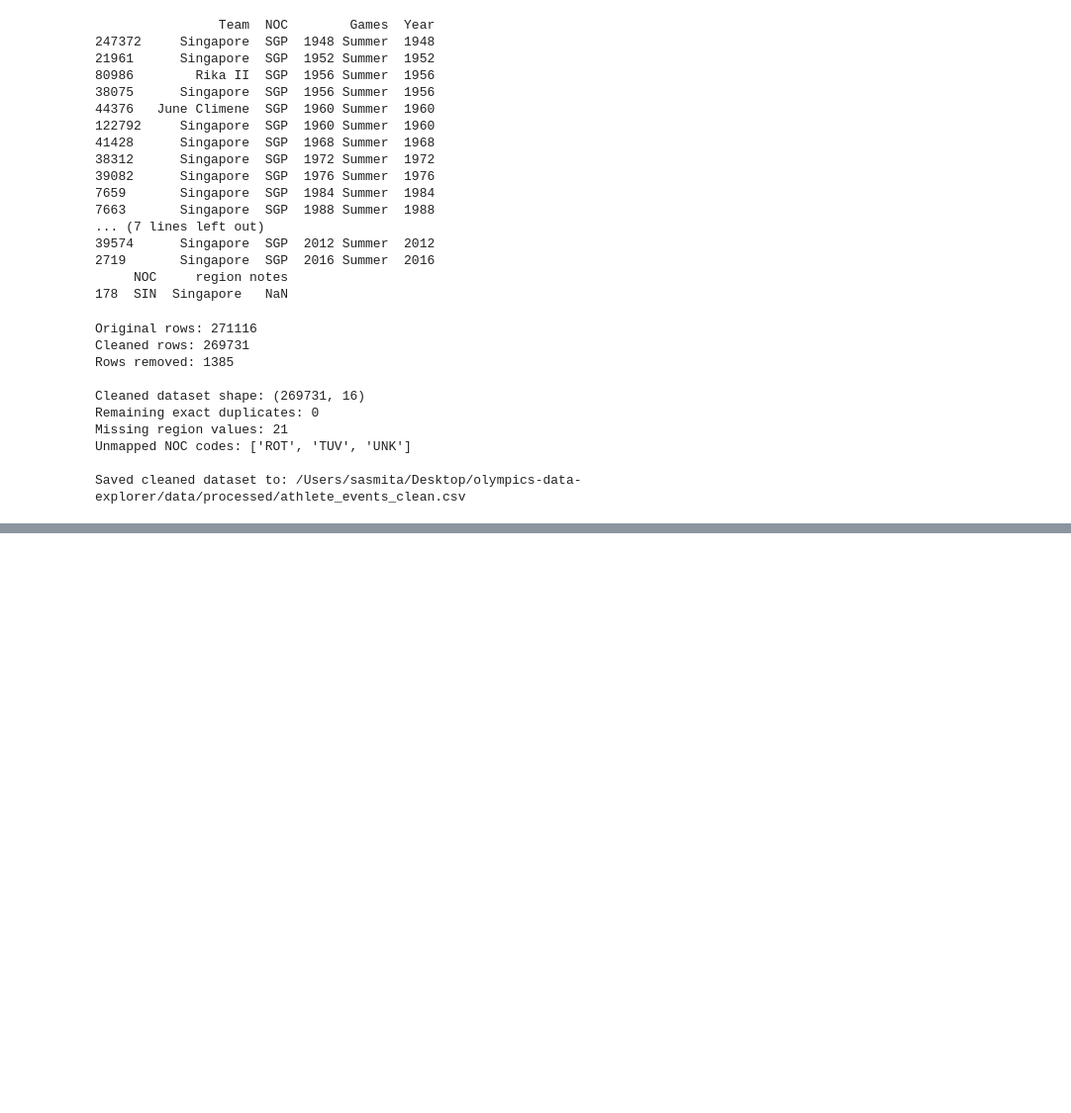
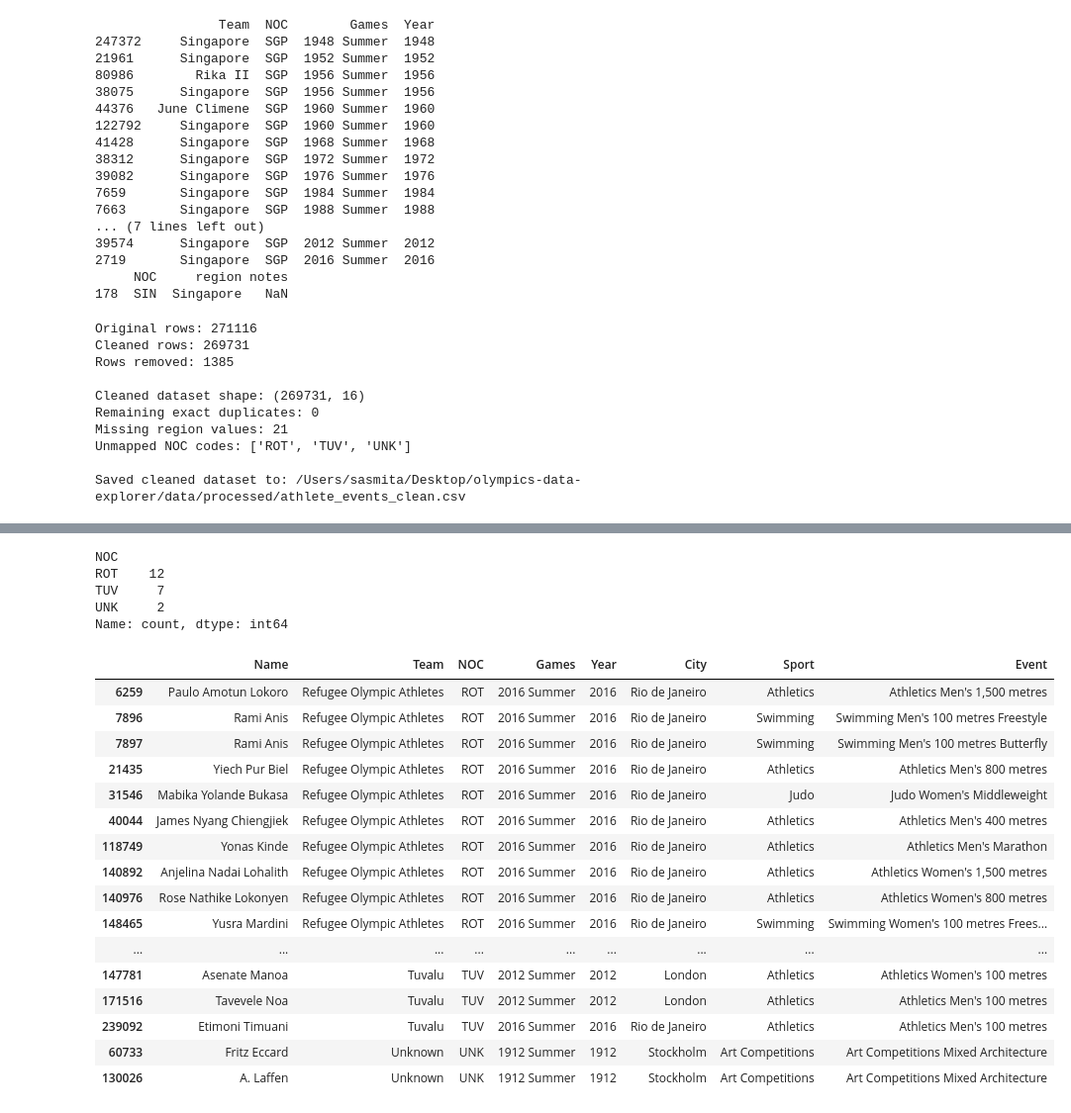
Before and after one commit to D-sasmita/olympics-data-explorer, a Jupyter notebook: analysis/eda.ipynb, the cells around one changed output, grey strips where cells are left out. Shown at 99% size. Cells and saved outputs as stored; diff of their text form; code cells hidden in the pictures; blank space fills up the shorter version.

```diff
--- a/analysis/eda.ipynb
+++ b/analysis/eda.ipynb
@@ -303,0 +330,36 @@ Saved cleaned dataset to: /Users/sasmita/Desktop/olympics-data-explorer/data/pro
+# %%
+# Count records for each unmapped code
+print(athletes_clean.loc[
+    athletes_clean["Region"].isna(), "NOC"
+].value_counts())
+
+# Inspect the actual records
+unmapped_records = athletes_clean.loc[
+    athletes_clean["Region"].isna(),
+    ["Name", "Team", "NOC", "Games", "Year", "City", "Sport", "Event"]
+]
+
+display(unmapped_records.sort_values(["NOC", "Year"]))
+# %% [output]
+NOC
+ROT    12
+TUV     7
+UNK     2
+Name: count, dtype: int64
+|  | Name | Team | NOC | Games | Year | City | Sport | Event |
+| 6259 | Paulo Amotun Lokoro | Refugee Olympic Athletes | ROT | 2016 Summer | 2016 | Rio de Janeiro | Athletics | Athletics Men's 1,500 metres |
+| 7896 | Rami Anis | Refugee Olympic Athletes | ROT | 2016 Summer | 2016 | Rio de Janeiro | Swimming | Swimming Men's 100 metres Freestyle |
+| 7897 | Rami Anis | Refugee Olympic Athletes | ROT | 2016 Summer | 2016 | Rio de Janeiro | Swimming | Swimming Men's 100 metres Butterfly |
+| 21435 | Yiech Pur Biel | Refugee Olympic Athletes | ROT | 2016 Summer | 2016 | Rio de Janeiro | Athletics | Athletics Men's 800 metres |
+| 31546 | Mabika Yolande Bukasa | Refugee Olympic Athletes | ROT | 2016 Summer | 2016 | Rio de Janeiro | Judo | Judo Women's Middleweight |
+| 40044 | James Nyang Chiengjiek | Refugee Olympic Athletes | ROT | 2016 Summer | 2016 | Rio de Janeiro | Athletics | Athletics Men's 400 metres |
+| 118749 | Yonas Kinde | Refugee Olympic Athletes | ROT | 2016 Summer | 2016 | Rio de Janeiro | Athletics | Athletics Men's Marathon |
+| 140892 | Anjelina Nadai Lohalith | Refugee Olympic Athletes | ROT | 2016 Summer | 2016 | Rio de Janeiro | Athletics | Athletics Women's 1,500 metres |
+| 140976 | Rose Nathike Lokonyen | Refugee Olympic Athletes | ROT | 2016 Summer | 2016 | Rio de Janeiro | Athletics | Athletics Women's 800 metres |
+| 148465 | Yusra Mardini | Refugee Olympic Athletes | ROT | 2016 Summer | 2016 | Rio de Janeiro | Swimming | Swimming Women's 100 metres Frees... |
+| ... | ... | ... | ... | ... | ... | ... | ... | ... |
+| 147781 | Asenate Manoa | Tuvalu | TUV | 2012 Summer | 2012 | London | Athletics | Athletics Women's 100 metres |
+| 171516 | Tavevele Noa | Tuvalu | TUV | 2012 Summer | 2012 | London | Athletics | Athletics Men's 100 metres |
+| 239092 | Etimoni Timuani | Tuvalu | TUV | 2016 Summer | 2016 | Rio de Janeiro | Athletics | Athletics Men's 100 metres |
+| 60733 | Fritz Eccard | Unknown | UNK | 1912 Summer | 1912 | Stockholm | Art Competitions | Art Competitions Mixed Architecture |
+| 130026 | A. Laffen | Unknown | UNK | 1912 Summer | 1912 | Stockholm | Art Competitions | Art Competitions Mixed Architecture |
```
Also changed, not shown: parts of 3 cells of this notebook, 8 other files.
